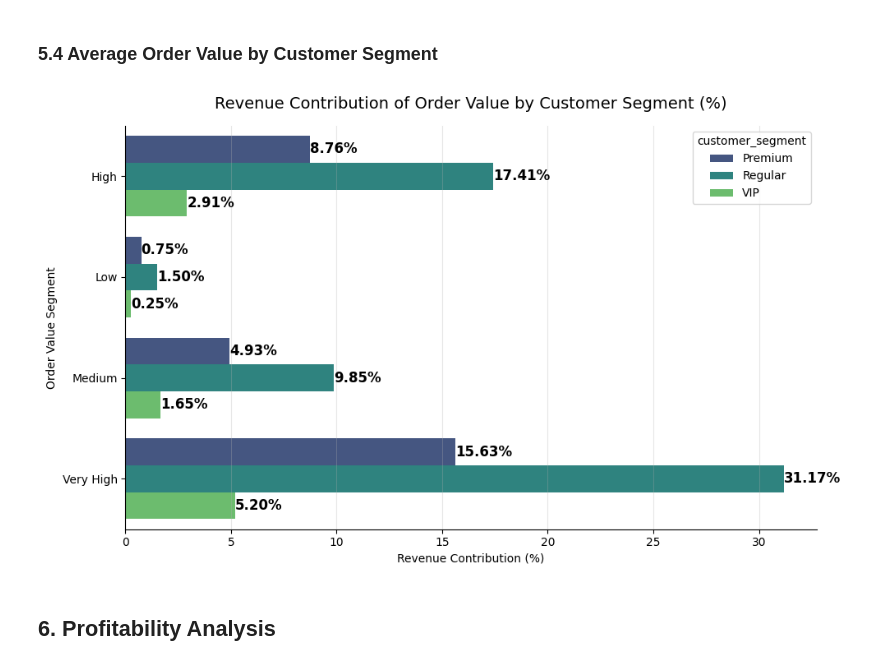
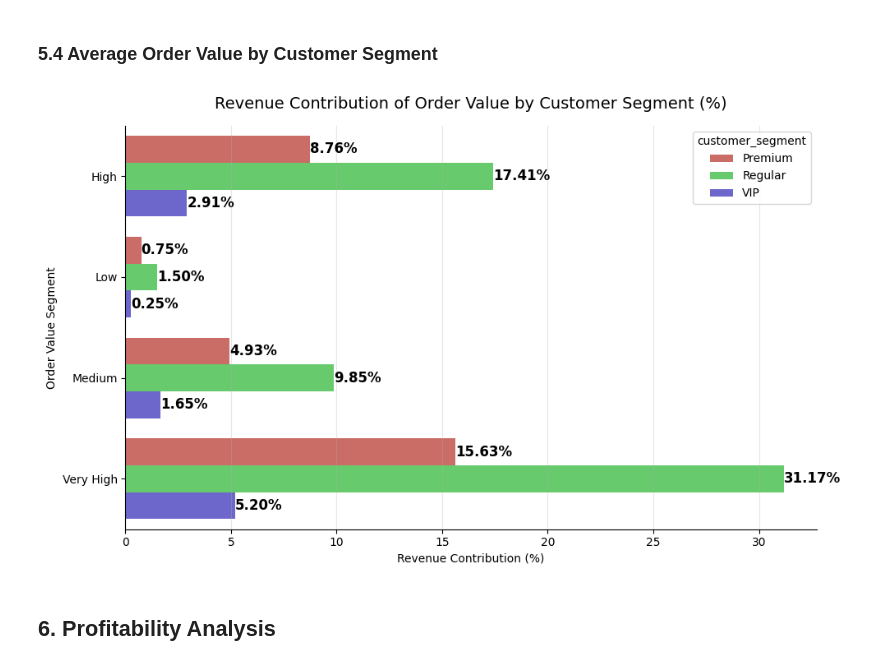
Before and after one commit to judiellegaspina/Ecommerce-EDA-and-Sales-Prediction, a Jupyter notebook: 05_Sales_Analysis.ipynb, the cells around one changed output. Drawn from its saved outputs; the diff is of its cells as text; code cells hidden in the pictures.

```diff
--- a/05_Sales_Analysis.ipynb
+++ b/05_Sales_Analysis.ipynb
@@ -752,35 +752,35 @@ plt.figure(figsize=(10, 6))
 
 ax = sns.barplot(
     data=order_value_by_customer_segment,
     x='revenue_pct',
     y='order_value_segment',
     hue='customer_segment',
-    palette='viridis',
+    palette=sns.color_palette('hls', 3),
     orient='h'
 )
 
 ax.spines['top'].set_visible(False)
 ax.spines['right'].set_visible(False)
 
 # Add value labels on each marker
 for container in ax.containers:
     ax.bar_label(
         container,
         labels=[f'{v:,.2f}%' for v in container.datavalues],
         label_type='edge',
         color='black',
         fontsize=12,
         fontweight='bold'
     )
 
 plt.title('Revenue Contribution of Order Value by Customer Segment (%)', fontsize=14, pad=15)
 plt.xlabel('Revenue Contribution (%)')
 plt.ylabel("Order Value Segment")
 plt.grid(axis='x', alpha=0.3)
 plt.tight_layout()
 plt.show()
 # %% [output]
-[figure, old version]
+[figure, new version]
 # %% [markdown]
 ## 6. Profitability Analysis
 # %% [markdown]
```
